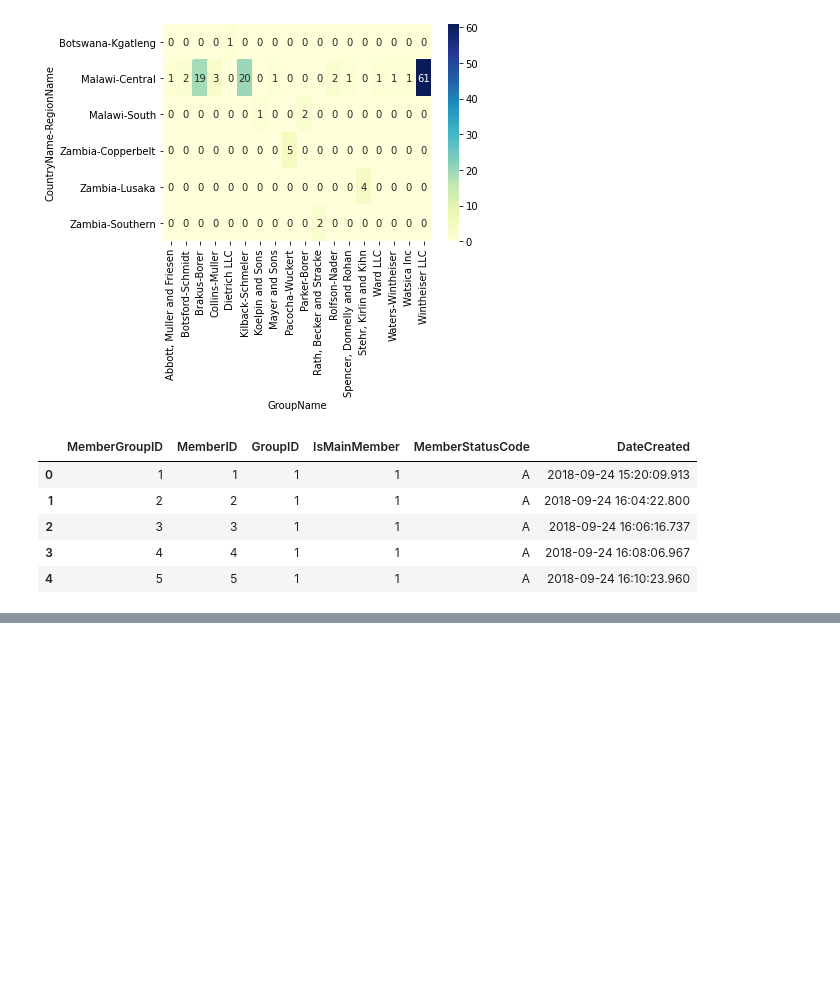
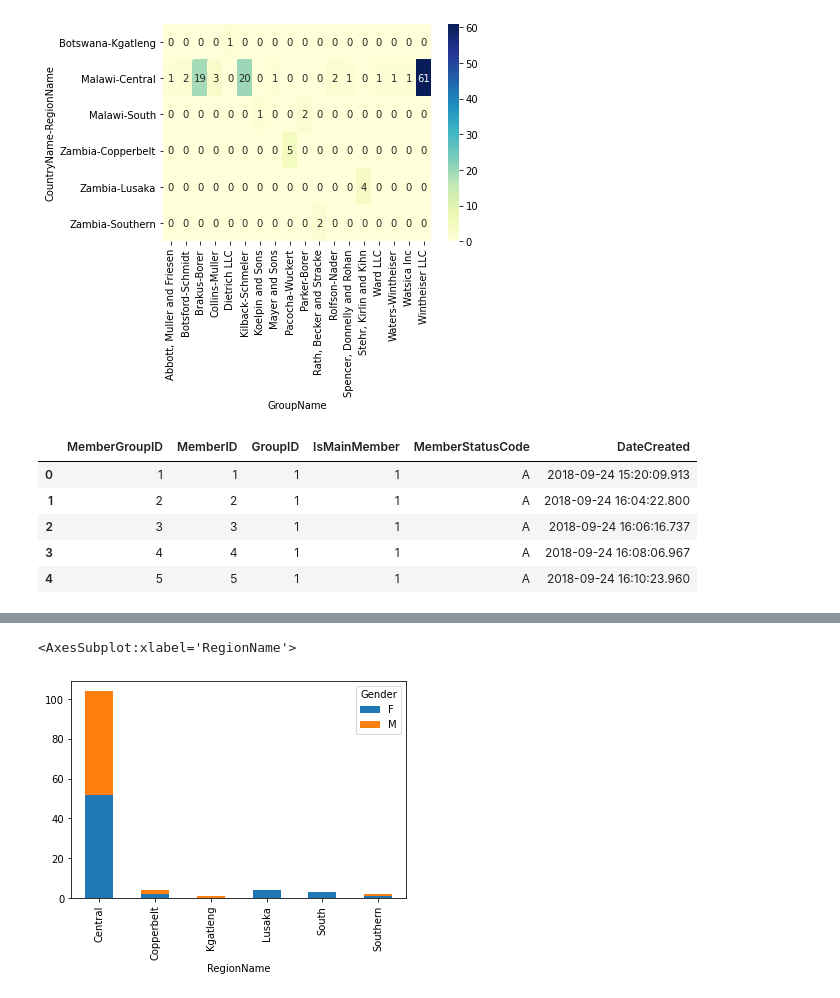
Before and after one commit to pike-msonda/adds_project, a Jupyter notebook: vsla.ipynb, the cells around one changed output, grey strips where cells are left out. Drawn from its saved outputs; the diff is of its cells as text; code cells hidden in the pictures; blank space fills up the shorter version.

```diff
--- a/vsla.ipynb
+++ b/vsla.ipynb
@@ -54,0 +78,5 @@ group_members = group_members.merge(members[['MemberID', 'Gender']], on="MemberI
+# %%
+group_members.groupby([group_members.RegionName, group_members.Gender]).Gender.size().unstack().plot.bar(stacked=True)
+# %% [output]
+<AxesSubplot:xlabel='RegionName'>
+[figure, added]
```
Also changed, not shown: parts of 9 cells of this notebook, 1 other file.
